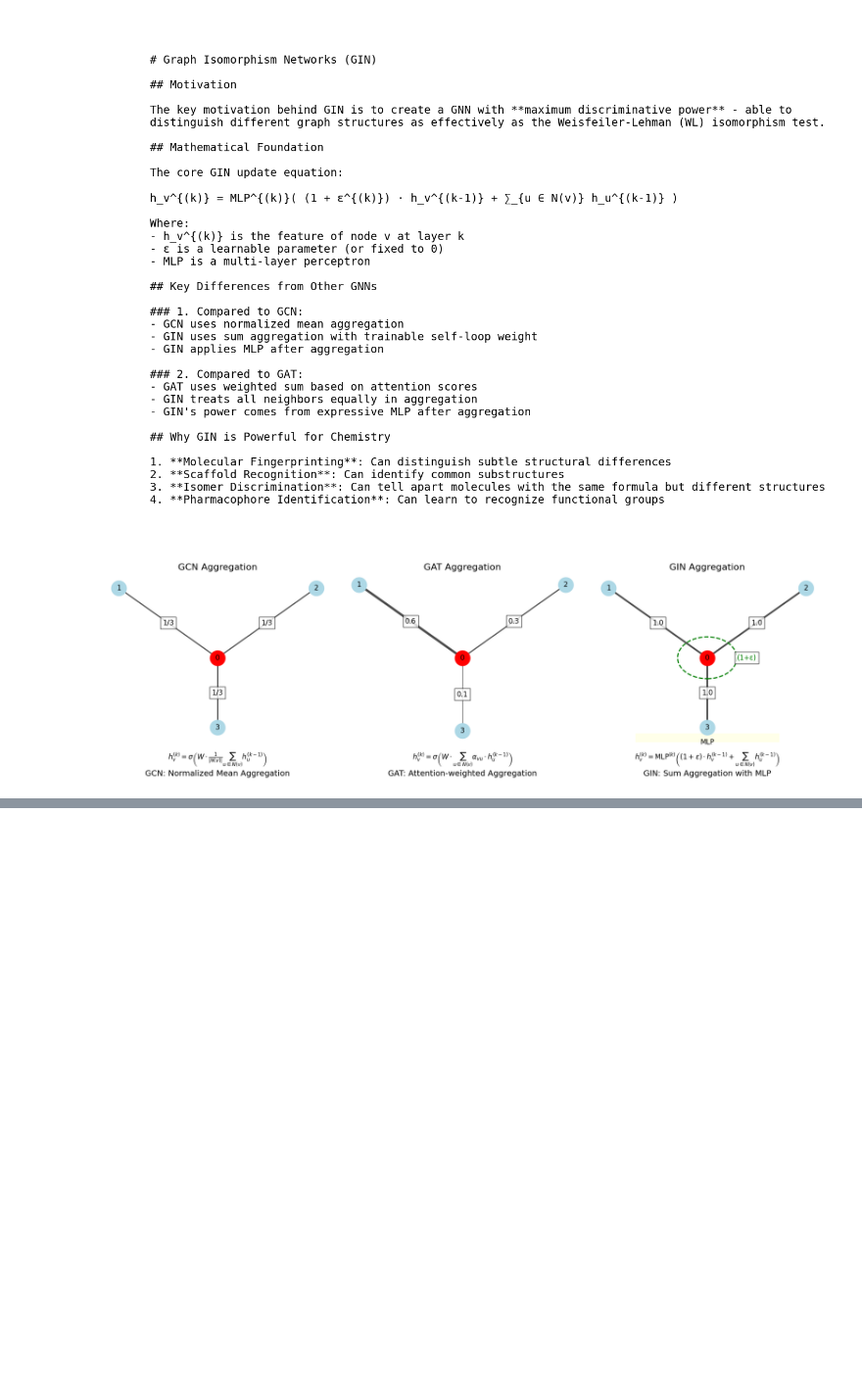
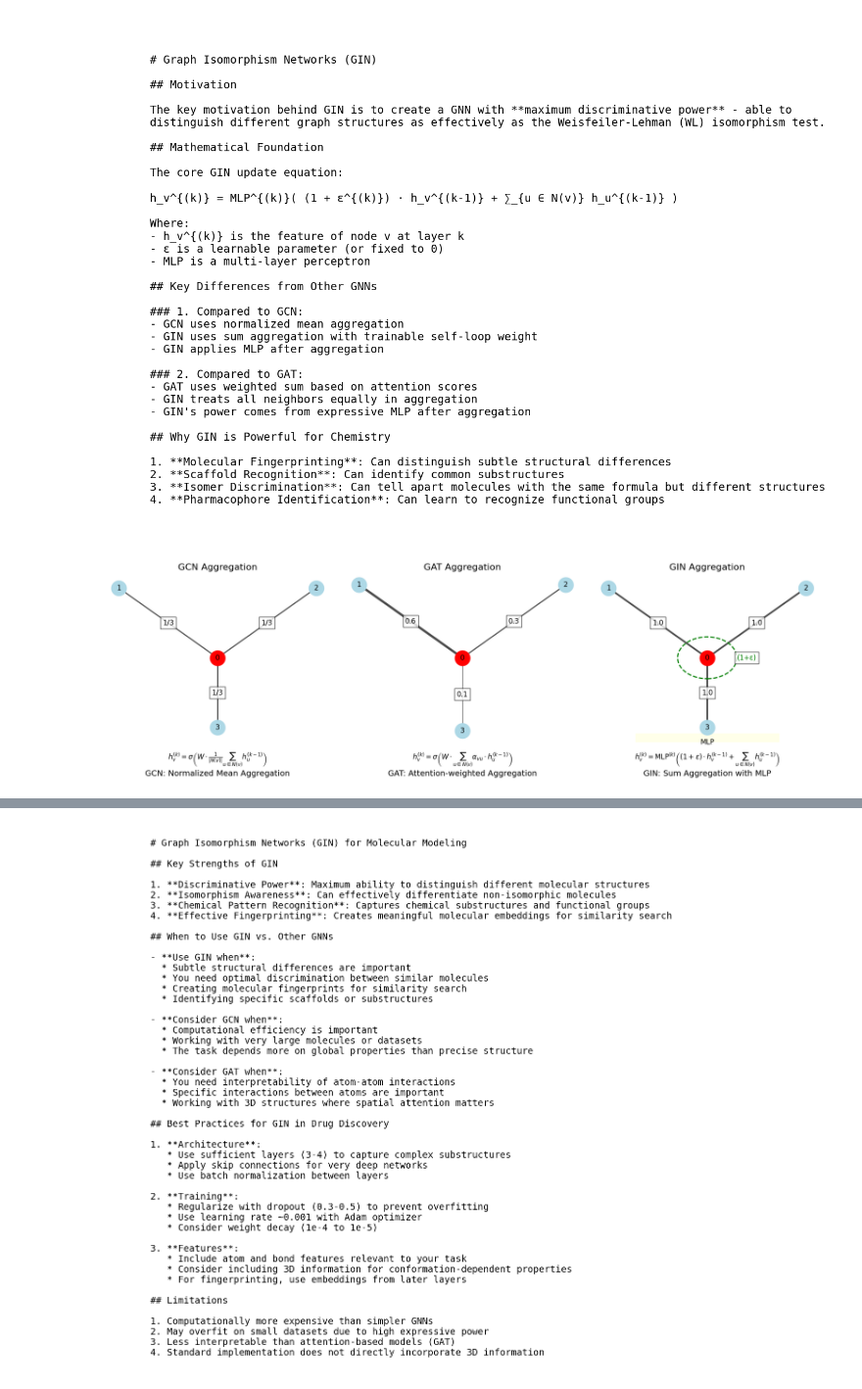
Before and after one commit to HFooladi/GNNs-For-Chemists, a Jupyter notebook: notebooks/06_GNN_GIN.ipynb, the cells around one changed output, grey strips where cells are left out. Shown at 98% size. Drawn from its saved outputs; the diff is of its cells as text; code cells hidden in the pictures; blank space fills up the shorter version.

```diff
--- a/notebooks/06_GNN_GIN.ipynb
+++ b/notebooks/06_GNN_GIN.ipynb
@@ -89,7 +89,10 @@ def mol_to_graph(smiles):
             atom.GetNumExplicitHs(),
             atom.GetNumImplicitHs(),
             int(atom.GetIsAromatic()),
-            atom.GetDegree()
+            atom.GetDegree(),
+            int(atom.IsInRing()),
+            atom.GetTotalNumHs(),
+            atom.GetHybridization(),
         ]
         node_features.append(features)
 
@@ -487,0 +1925,69 @@ visualize_gnn_aggregation_comparison()
+# %%
+def create_summary_visualization():
+    """Create a visual summary of GIN for molecular modeling"""
+    plt.figure(figsize=(14, 10))
+
+    summary_text = """
+    # Graph Isomorphism Networks (GIN) for Molecular Modeling
+
+    ## Key Strengths of GIN
+
+    1. **Discriminative Power**: Maximum ability to distinguish different molecular structures
+    2. **Isomorphism Awareness**: Can effectively differentiate non-isomorphic molecules
+    3. **Chemical Pattern Recognition**: Captures chemical substructures and functional groups
+    4. **Effective Fingerprinting**: Creates meaningful molecular embeddings for similarity search
+
+    ## When to Use GIN vs. Other GNNs
+
+    - **Use GIN when**:
+      * Subtle structural differences are important
+      * You need optimal discrimination between similar molecules
+      * Creating molecular fingerprints for similarity search
+      * Identifying specific scaffolds or substructures
+
+    - **Consider GCN when**:
+      * Computational efficiency is important
+      * Working with very large molecules or datasets
+      * The task depends more on global properties than precise structure
+
+    - **Consider GAT when**:
+      * You need interpretability of atom-atom interactions
+      * Specific interactions between atoms are important
+      * Working with 3D structures where spatial attention matters
+
+    ## Best Practices for GIN in Drug Discovery
+
+    1. **Architecture**:
+       * Use sufficient layers (3-4) to capture complex substructures
+       * Apply skip connections for very deep networks
+       * Use batch normalization between layers
+
+    2. **Training**:
+       * Regularize with dropout (0.3-0.5) to prevent overfitting
+       * Use learning rate ~0.001 with Adam optimizer
+       * Consider weight decay (1e-4 to 1e-5)
+
+    3. **Features**:
+       * Include atom and bond features relevant to your task
+       * Consider including 3D information for conformation-dependent properties
+       * For fingerprinting, use embeddings from later layers
+
+    ## Limitations
+
+    1. Computationally more expensive than simpler GNNs
+    2. May overfit on small datasets due to high expressive power
+    3. Less interpretable than attention-based models (GAT)
+    4. Standard implementation does not directly incorporate 3D information
+    """
+
+    plt.text(0.05, 0.5, summary_text, fontsize=14,
+            verticalalignment='center', horizontalalignment='left',
+            family='monospace', transform=plt.gca().transAxes)
+
+    plt.axis('off')
+    plt.tight_layout()
+    plt.show()
+
+create_summary_visualization()
+# %% [output]
+[figure, added]
```
Also changed, not shown: parts of 16 cells of this notebook.
